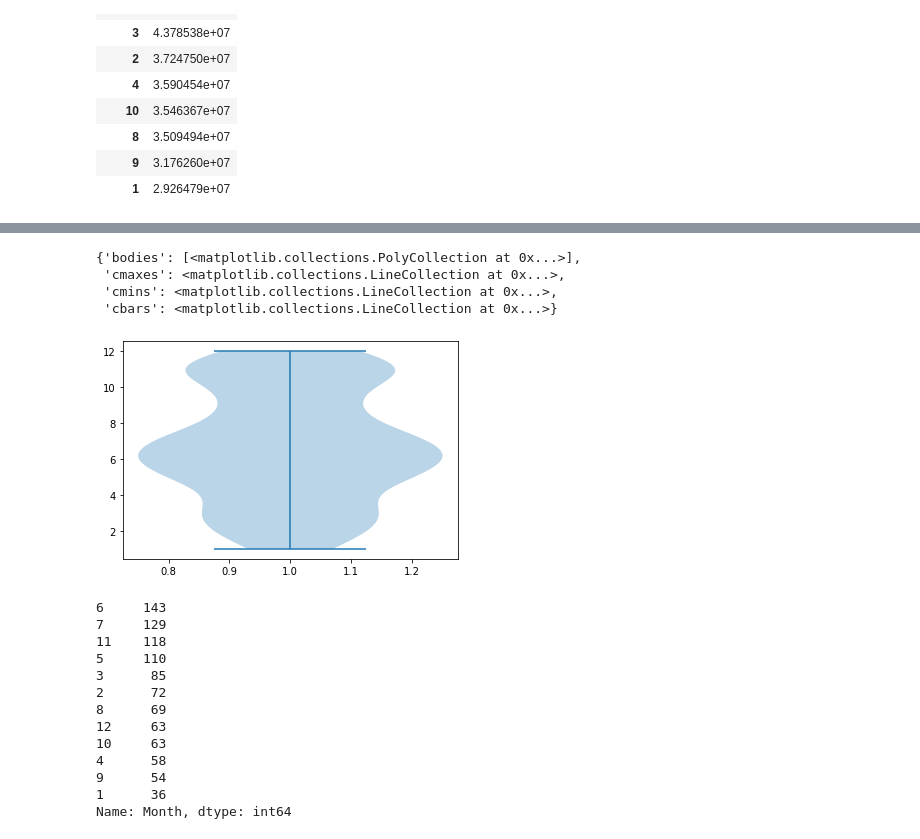
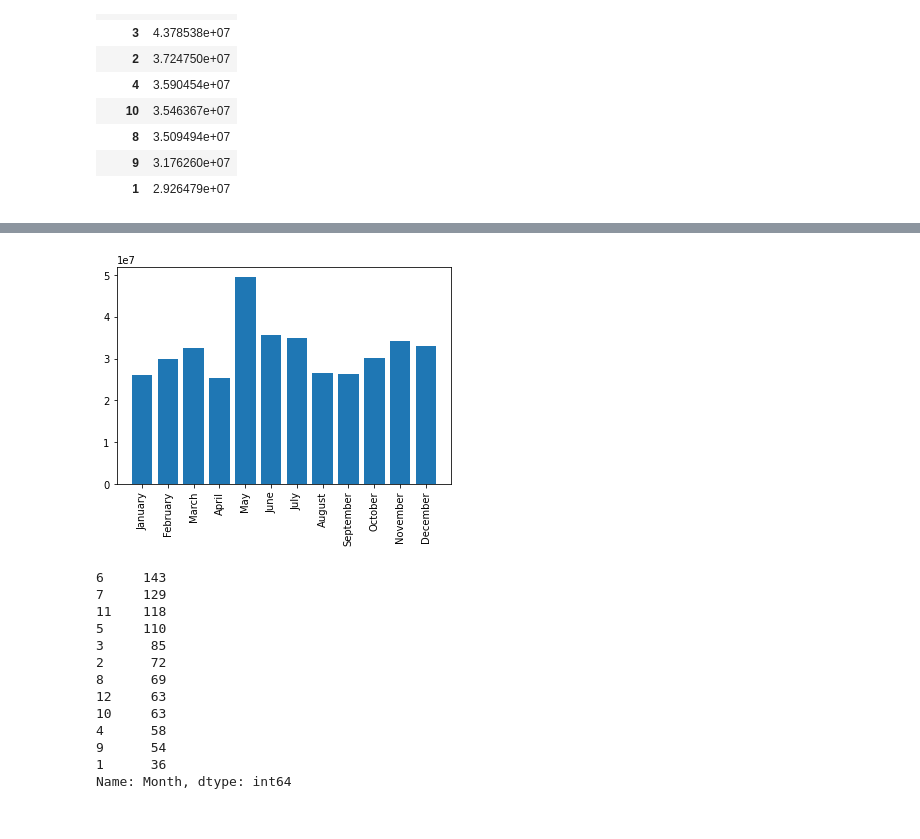
Before and after one commit to noodleybroodley/Opening-Weekend-Box-Office-Revenue, a Jupyter notebook: data/test.ipynb, the cells around one changed output, grey strips where cells are left out. Drawn from its saved outputs; the diff is of its cells as text; code cells hidden in the pictures.

```diff
--- a/data/test.ipynb
+++ b/data/test.ipynb
@@ -4,6 +4,7 @@ import numpy as np
 import matplotlib.pyplot as plt
 import seaborn as sns
 
+#import data pulled from boxofficemojo.com on November 15th, 2021
 df = pd.read_csv('movies.csv')
 
 df = df[['Release','Opening','Date', 'Distributor']]
@@ -13,7 +14,7 @@ def cleaner(string):
     Parameter: String
     Return: String
 
-    Cleaner takes in a string and returns a string with all punctuation and speciala characters removed.
+    Cleaner takes in a string and returns a string with all punctuation and special characters removed.
     '''
     string = "".join([l for l in string if l not in '!\"#$%&\'()*+,-./:;<=>?@[\\]^_`{}~ ' ])
     return string
@@ -138,11 +158,40 @@ create_violin_plots(df)
 # %%
-fig2, ax2 = plt.subplots()
-ax2.scatter(x=df['Month'],y=df['Opening'])
+#As can be seen in the violin plots, May, November, July and June have the highest Median Opening Weekend Revenue.
+#Movies released during these months generally made more money upon release.
+monthly_median_df = df[['Month','Opening','Year']]
+
+#monthly_median_df = monthly_mean_df.groupby(by='Month', as_index=False).median().sort_values(by='Opening', ascending=False).reset_index()
+
+monthly_median_df = monthly_median_df.groupby(by='Month', as_index=False).median().reset_index()
+
+
+monthly_median_df
+
+def median_bar_graph(dataframe):
+	'''
+	Parameter: dataframe - DataFrame Object
+	Return: Bar Graph
+
+	Create a bar graph of the median box office revenue for each month's releases.
+	'''
+	month_list = ['January','February','March','April',
+	              'May', 'June', 'July', 'August',
+				  'September', 'October', 'November', 'December']
+
+	x_values = dataframe['Month']
+	y_values = dataframe['Opening']
+
+	ax = plt.subplot()
+	ax.bar(x_values,height=y_values)
+
+	plt.xticks(list(range(1,13)), rotation=90)
+	ax.set_xticklabels(month_list)
+
+	plt.tight_layout
+	plt.show()
+
+median_bar_graph(monthly_median_df)
 # %% [output]
-{'bodies': [<matplotlib.collections.PolyCollection at 0x...>],
- 'cmaxes': <matplotlib.collections.LineCollection at 0x...>,
- 'cmins': <matplotlib.collections.LineCollection at 0x...>,
- 'cbars': <matplotlib.collections.LineCollection at 0x...>}
-[figure, old version]
+[figure, new version]
 # %%
 df['Month'].value_counts()
```
Also changed, not shown: parts of 12 cells of this notebook, 1 other file.
